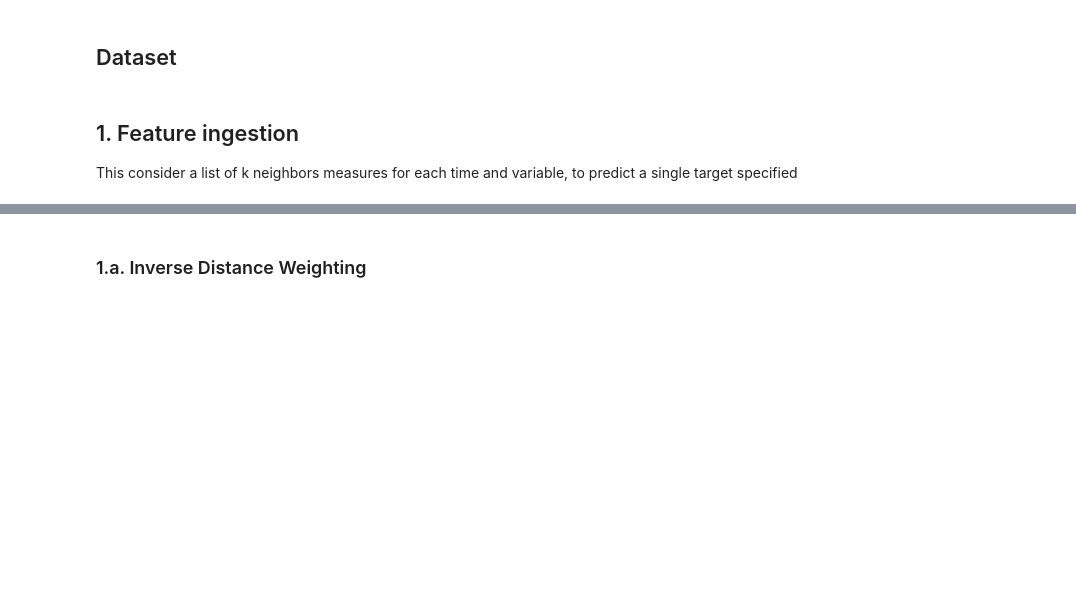
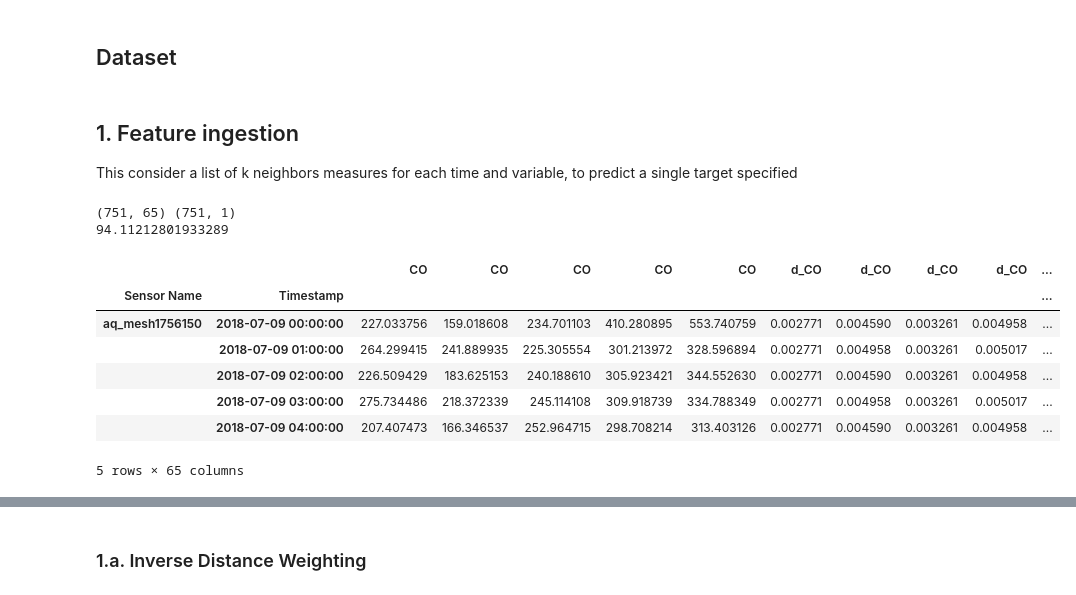
Before and after one commit to adaj/sensingbee, a Jupyter notebook: eda/feature_ingestion.ipynb, the cells around one changed output, grey strips where cells are left out. Cells and saved outputs as stored; diff of their text form; code cells hidden in the pictures; blank space fills up the shorter version.

Commit message:
working on ingestion

```diff
--- a/eda/feature_ingestion.ipynb
+++ b/eda/feature_ingestion.ipynb
@@ -19,7 +20,7 @@ from v0 import *
 # %%
 SHAPE_FOLDER = '/home/adelsondias/Repos/newcastle/air-quality/shape/Middle_Layer_Super_Output_Areas_December_2011_Full_Extent_Boundaries_in_England_and_Wales/'
 DATA_FOLDER = '/home/adelsondias/Repos/newcastle/air-quality/data_allsensors_8days/'
-metadata, sfeat, sensors = load_data(SHAPE_FOLDER, DATA_FOLDER)
+metadata, osmf, sensors = load_data(SHAPE_FOLDER, DATA_FOLDER)
 
 variables =  {
         'sensors':['NO2','Temperature','Humidity','O3','CO','PM10'],
@@ -31,11 +32,25 @@ sensors, metadata = resampling_sensors(sensors, metadata, variables, 'H')
 
 This consider a list of k neighbors measures for each time and variable, to predict a single target specified
 # %%
+t0 = time.time()
+
 variables = {
-    'sensors':['NO2','Temperature','O3','CO','PM10'],
+    'sensors':['CO', 'Humidity', 'NO2', 'O3', 'PM10', 'Temperature'],
     'exogenous':['primary','trunk','motorway','traffic_signals','hour']
 }
 
-zx, zi = ingestion(sensors, metadata, sfeat, variables, k=5, target='NO2', method='randomized')
+zx, zi = ingestion(sensors, metadata, osmf, variables, k=5, target='NO2', method='randomized')
 print(zx.shape,zi.shape)
+print(time.time()-t0)
 zx.head()
+# %% [output]
+(751, 65) (751, 1)
+94.11212801933289
+|  |  | CO | CO | CO | CO | CO | d_CO | d_CO | d_CO | d_CO | ... |
+| Sensor Name | Timestamp |  |  |  |  |  |  |  |  |  | ... |
+| aq_mesh1756150 | 2018-07-09 00:00:00 | 227.033756 | 159.018608 | 234.701103 | 410.280895 | 553.740759 | 0.002771 | 0.004590 | 0.003261 | 0.004958 | ... |
+|  | 2018-07-09 01:00:00 | 264.299415 | 241.889935 | 225.305554 | 301.213972 | 328.596894 | 0.002771 | 0.004958 | 0.003261 | 0.005017 | ... |
+|  | 2018-07-09 02:00:00 | 226.509429 | 183.625153 | 240.188610 | 305.923421 | 344.552630 | 0.002771 | 0.004590 | 0.003261 | 0.004958 | ... |
+|  | 2018-07-09 03:00:00 | 275.734486 | 218.372339 | 245.114108 | 309.918739 | 334.788349 | 0.002771 | 0.004958 | 0.003261 | 0.005017 | ... |
+|  | 2018-07-09 04:00:00 | 207.407473 | 166.346537 | 252.964715 | 298.708214 | 313.403126 | 0.002771 | 0.004590 | 0.003261 | 0.004958 | ... |
+5 rows × 65 columns
```
Also changed, not shown: parts of 11 cells of this notebook, 2 other files.
